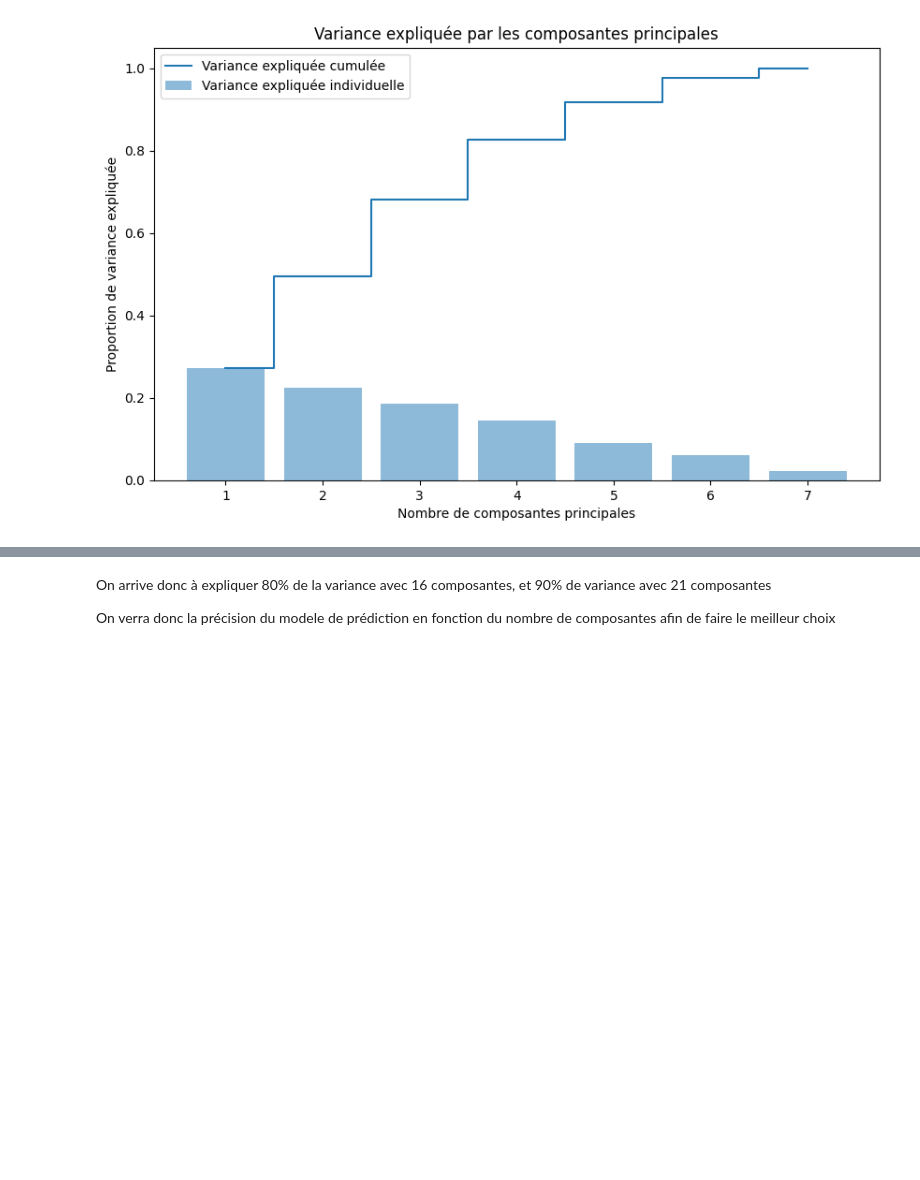
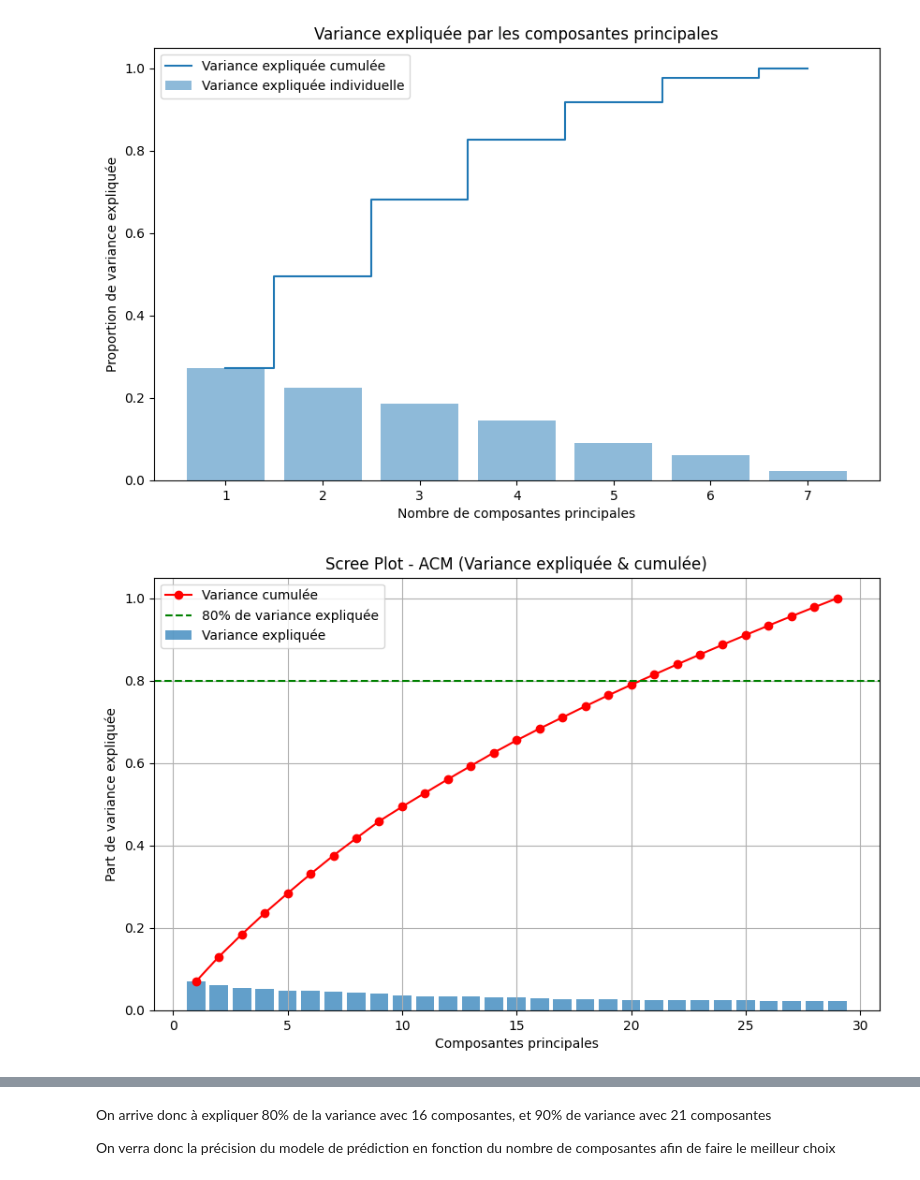
Before and after one commit to Feinst69/ANN-playground, a Jupyter notebook: ACP ANNPLAYGROUND.ipynb, the cells around one changed output, grey strips where cells are left out. Drawn from its saved outputs; the diff is of its cells as text; code cells hidden in the pictures; blank space fills up the shorter version.

```diff
--- a/ACP ANNPLAYGROUND.ipynb
+++ b/ACP ANNPLAYGROUND.ipynb
@@ -124,7 +132,7 @@ plotly.express.box(df, x= 'Target', y='Tuition fees up to date', title='Boxplot
 # %% [markdown]
 Ne pas avoir les frais de scolarité à jour est une caractéristique présente uniquement chez les étudiants n'ayant pas réussi leur année
 # %%
-notes = pd.cut(df['Admission grade'], bins=[0,70,140,200],labels =['Raté','Moyen','Réussi'])#.value_counts(normalize=True)
-df.drop('Notes', axis=1, inplace=True)
-df.insert (2, 'Notes', notes)
+#notes = pd.cut(df['Admission grade'], bins=[0,70,140,200],labels =['Raté','Moyen','Réussi'])#.value_counts(normalize=True)
+#df.drop('Notes', axis=1, inplace=True)
+#df.insert (2, 'Notes', notes)
 # %%
@@ -177,5 +183,5 @@ for col in colonnes_categoriques:
 # %%
-df.drop('Notes', axis=1, inplace=True)
+#df.drop('Notes', axis=1, inplace=True)
 # %%
 import pandas as pd
 import numpy as np
@@ -364,0 +342,30 @@ pca_df = pd.DataFrame(data=principal_components)
+# %%
+import matplotlib.pyplot as plt
+import numpy as np
+import prince
+
+# --- Sélection des colonnes catégorielles ---
+#categorical_data = df[categorical_cols]
+
+# --- Application de l'ACM ---
+mca = prince.MCA(n_components=len(colonnes_categoriques), random_state=42)
+mca = mca.fit(df[colonnes_categoriques])
+
+# --- Récupération des valeurs propres ---
+eig_values = np.array(mca.eigenvalues_)
+explained_var = eig_values / eig_values.sum()
+cumulative_var = np.cumsum(explained_var)
+
+# --- Affichage du Scree Plot ---
+plt.figure(figsize=(10, 6))
+plt.bar(range(1, len(explained_var)+1), explained_var, alpha=0.7, label='Variance expliquée')
+plt.plot(range(1, len(cumulative_var)+1), cumulative_var, marker='o', color='red', label='Variance cumulée')
+plt.xlabel('Composantes principales')
+plt.ylabel('Part de variance expliquée')
+plt.title("Scree Plot - ACM (Variance expliquée & cumulée)")
+plt.axhline(y=0.80, color='green', linestyle='--', label='80% de variance expliquée')
+plt.legend()
+plt.grid(True)
+plt.show()
+# %% [output]
+[figure, added]
```
Also changed, not shown: parts of 9 cells of this notebook.
